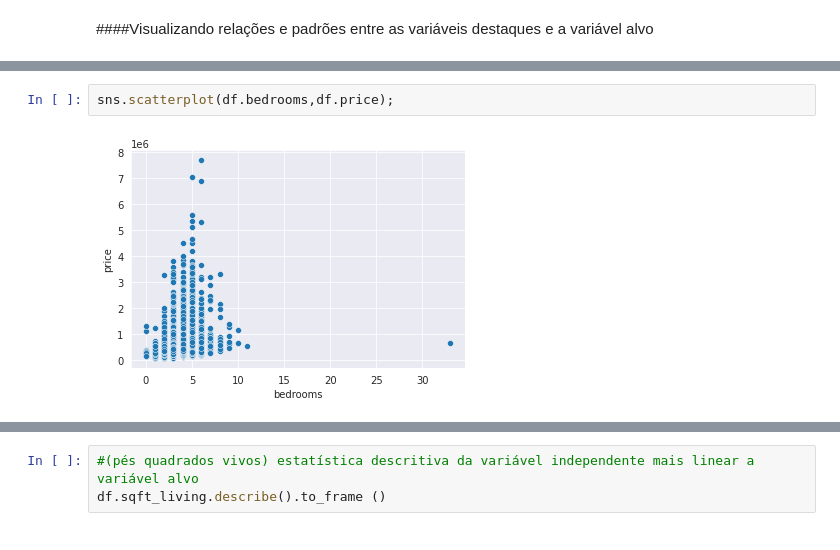
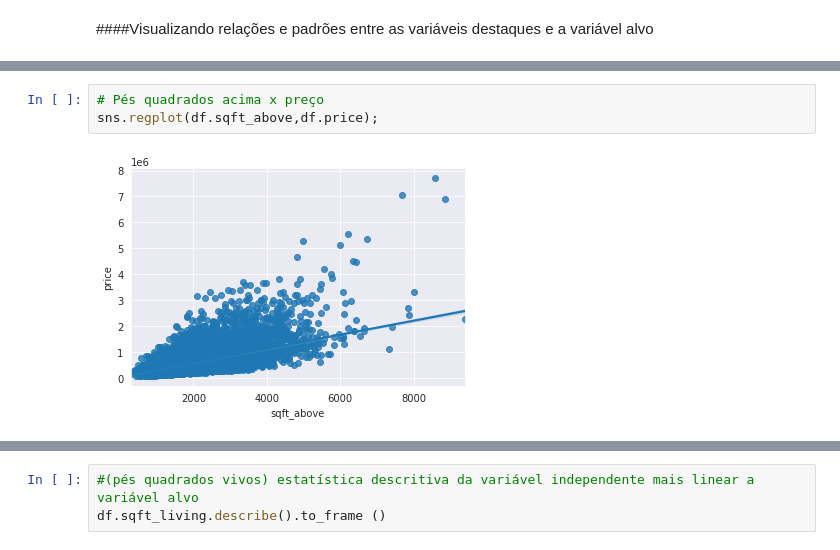
Before and after one commit to ADMEricOliveiraDSA/an-lise-de-dados-semi-estruturado-, a Jupyter notebook: Prevendo_Valores_de_imóveis_em_King_County_EUA.ipynb, the cells around one changed output, grey strips where cells are left out. Cells and saved outputs as stored; diff of their text form.

```diff
--- a/Prevendo_Valores_de_imóveis_em_King_County_EUA.ipynb
+++ b/Prevendo_Valores_de_imóveis_em_King_County_EUA.ipynb
@@ -166,4 +164,5 @@ sns.scatterplot(df.sqft_basement,df.price);
-# %%
-sns.scatterplot(df.bedrooms,df.price);
-# %% [output]
-[figure, removed]
+# %%
+# Pés quadrados acima x preço
+sns.regplot(df.sqft_above,df.price);
+# %% [output]
+[figure, added]
```
Also changed, not shown: parts of 27 cells of this notebook.
